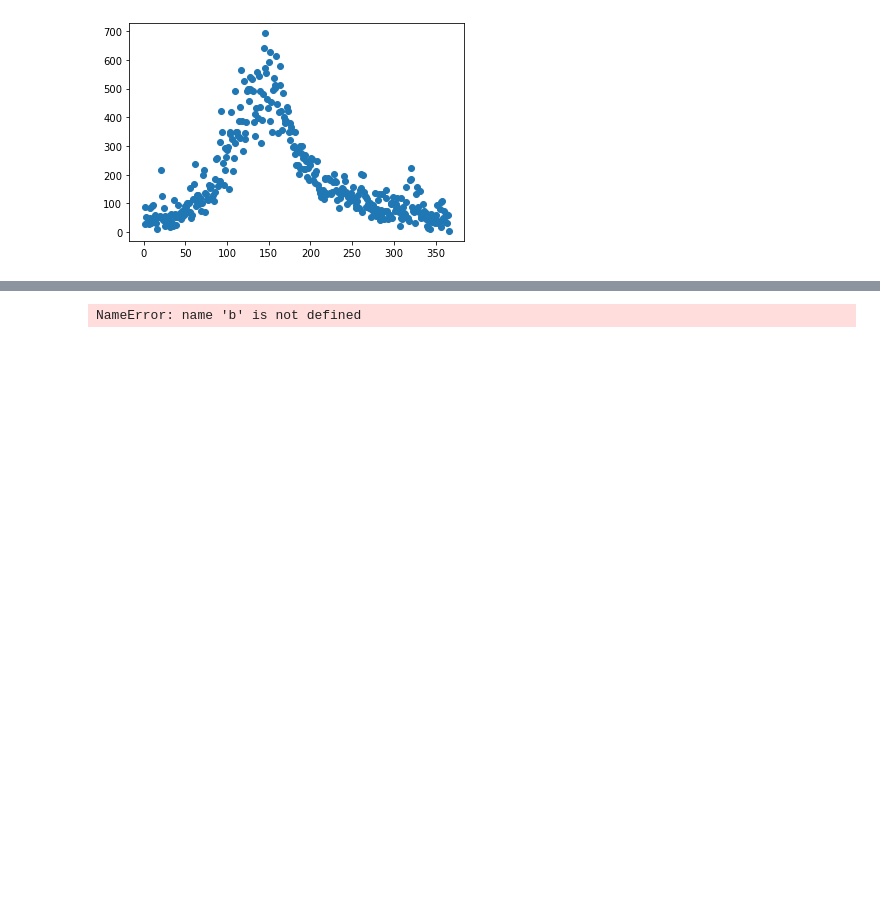
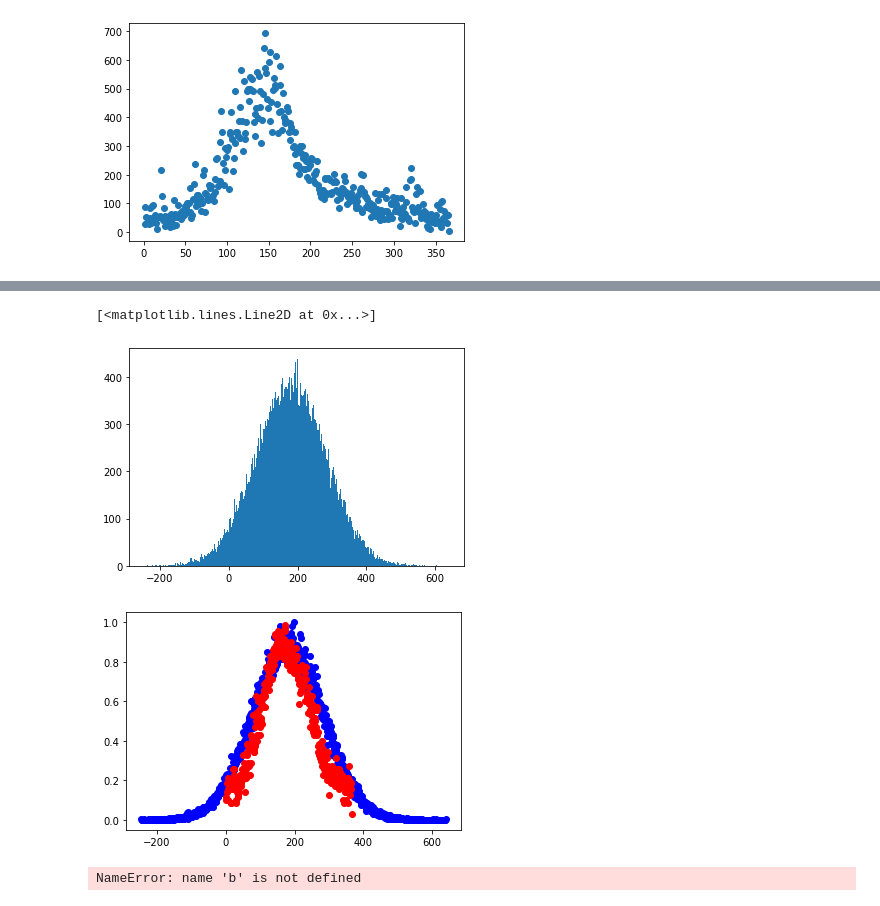
Before and after one commit to mck1303/DA_Project, a Jupyter notebook: DA.ipynb, the cells around one changed output, grey strips where cells are left out. Cells and saved outputs as stored; diff of their text form; code cells hidden in the pictures; blank space fills up the shorter version.

```diff
--- a/DA.ipynb
+++ b/DA.ipynb
@@ -101,3 +106,25 @@ plt.plot(u[1][xm:xx],u[0][xm:xx]/max(u[0]),'bo')
+# %%
+mu2=m2.stan_variable('mu')
+sigma2=m2.stan_variable('sigma')
+prob2=m2.stan_variable('prob')
+# %%
+mini=1000
+maxi=0
+for i in prob2:
+    if i<mini:
+        mini=i
+    if i>maxi:
+        maxi=i
+bins2=int(abs(maxi-mini))
+u2=plt.hist(prob2,bins=bins2)
+
+plt.figure()
+plt.plot(u2[1][:-1],u2[0]/max(u2[0]),'bo')
+plt.plot(x,days/70,'ro')
+# %% [output]
+[<matplotlib.lines.Line2D at 0x...>]
+[figure, added]
+[figure, added]
 # %%
 #nic ważnego - nie usuwać
 n1=np.zeros([366,1])
```
Also changed, not shown: parts of 11 cells of this notebook, 2 other files.
